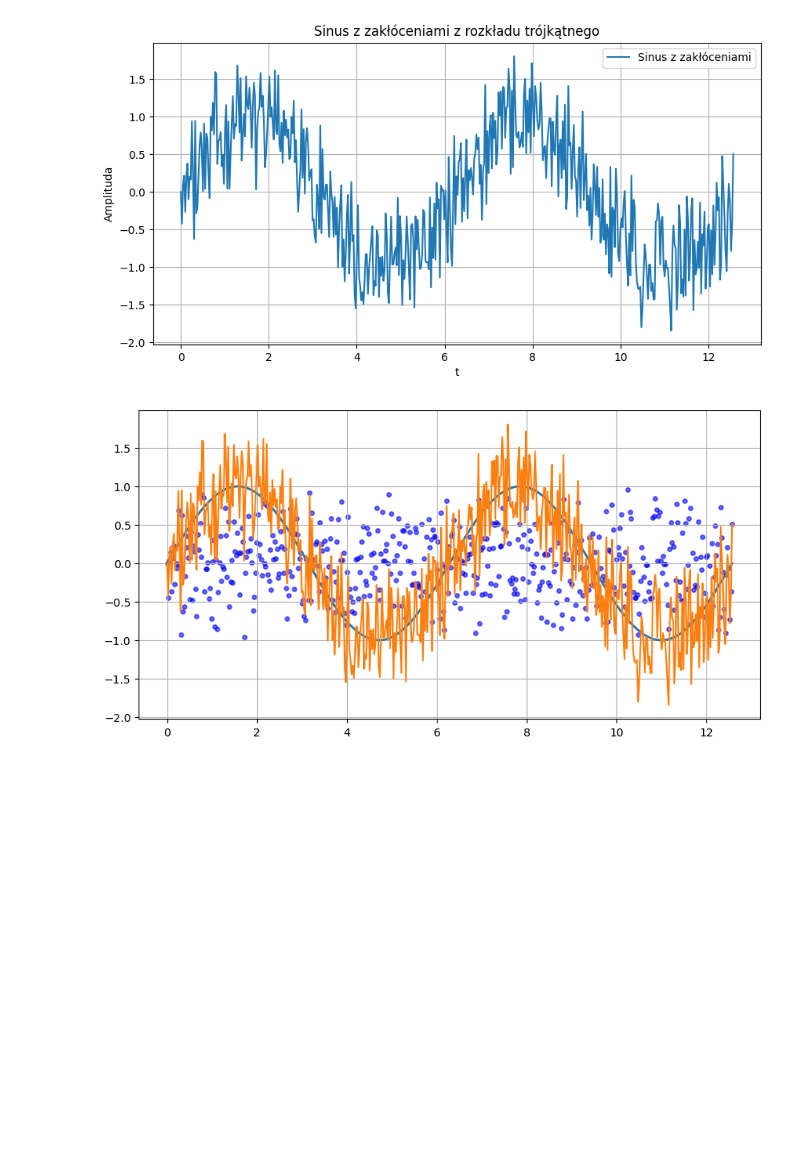
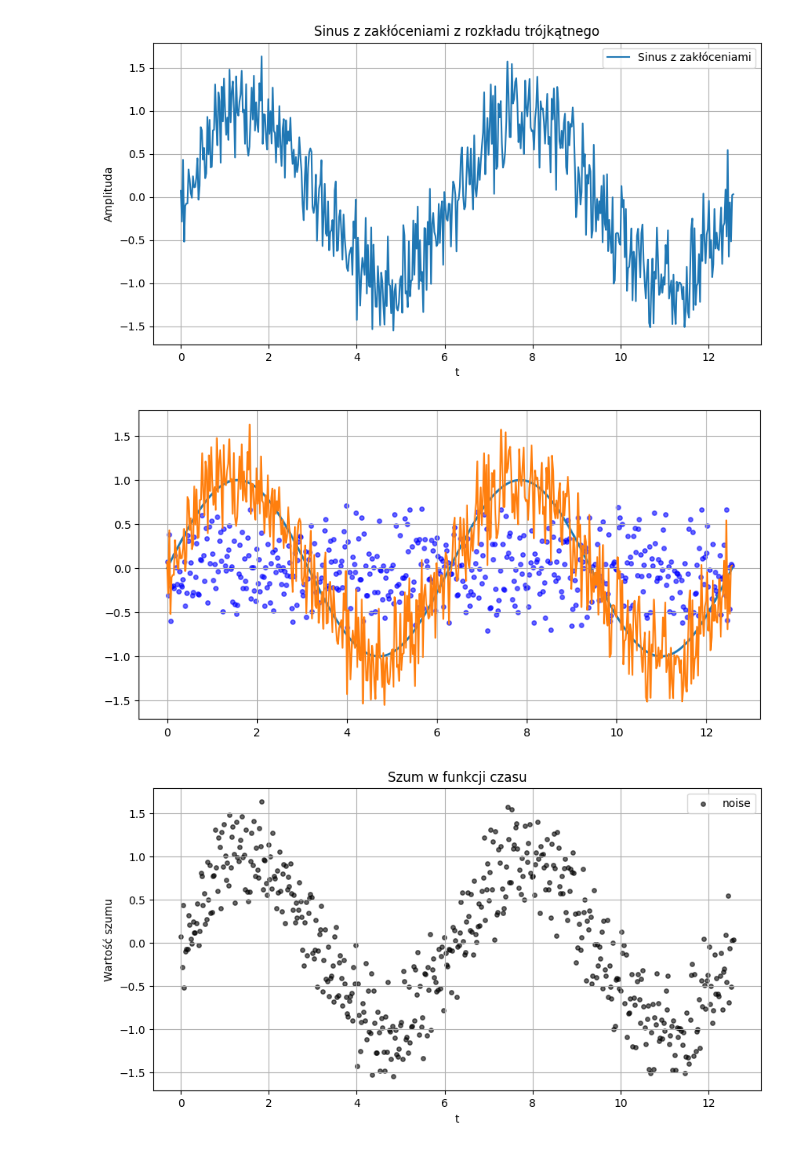
Before and after one commit to TainCurt/Sterowanie-Adaptacyjne-Projekt, a Jupyter notebook: Projekt1/projekt.ipynb, the cells around one changed output. Drawn from its saved outputs; the diff is of its cells as text; code cells hidden in the pictures; blank space fills up the shorter version.

```diff
--- a/Projekt1/projekt.ipynb
+++ b/Projekt1/projekt.ipynb
@@ -9,10 +9,16 @@ X = np.where(U < 0.5,
              -1 + np.sqrt(2 * U),
              1 - np.sqrt(2 * (1 - U)))
 
-plt.hist(X, bins=50, density=True, alpha=0.6, color='skyblue', edgecolor='black', label='Symulacja')
+desired_var = 0.1 # wariancja
+current_var = np.var(X)
+scale_factor = np.sqrt(desired_var / current_var)
+#scale_factor = 1
+noise = X * scale_factor
+#noise = X
+plt.hist(noise, bins=50, density=True, alpha=0.6, color='skyblue', edgecolor='black', label='Symulacja')
 
-x_vals = np.linspace(-1, 1, 200)
-f = np.where(x_vals < 0, x_vals + 1, 1 - x_vals)
+x_vals = np.linspace(-1, 1, 200) * scale_factor
+f = np.where(x_vals < 0, x_vals / scale_factor + 1, 1 - x_vals / scale_factor) / scale_factor
 plt.plot(x_vals, f, 'r-', label='Teoria f(x)')
 
 plt.xlabel('x')
@@ -28,9 +34,6 @@ f = 1
 t = np.linspace(0, 4 * np.pi, n)
 
 y_clean = A * np.sin(t)
-
-noise =  X
-
 y_noisy = y_clean + noise
 
 # --- Rysowanie ---
@@ -71,5 +74,15 @@ plt.scatter(t, noise, color='blue', s=15, alpha=0.6, label='noise')
 plt.plot(t, y_noisy, label='Sinus z zakłóceniami')
 plt.grid(True)
 plt.show()
+
+
+plt.figure(figsize=(10, 5))
+plt.scatter(t, y_noisy, color='black', s=15, alpha=0.6, label='noise')
+plt.title('Szum w funkcji czasu')
+plt.xlabel('t')
+plt.ylabel('Wartość szumu')
+plt.legend()
+plt.grid(True)
+plt.show()
 # %% [output]
 [figure]
@@ -77,2 +90,3 @@ plt.show()
-[figure, old version]
+[figure, new version]
-[figure, old version]
+[figure, new version]
+[figure, added]
```
Also changed, not shown: parts of 3 cells of this notebook.
